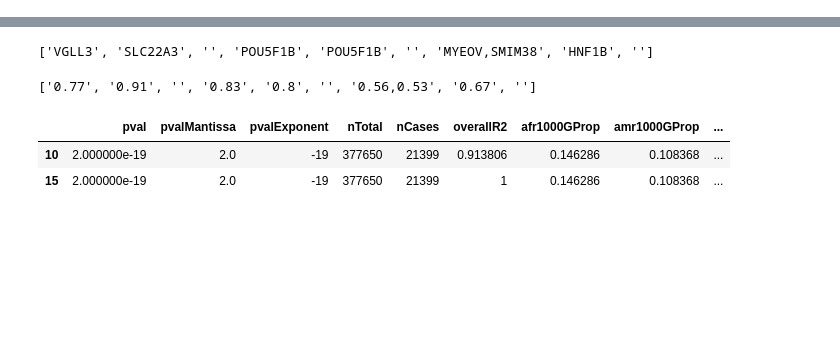
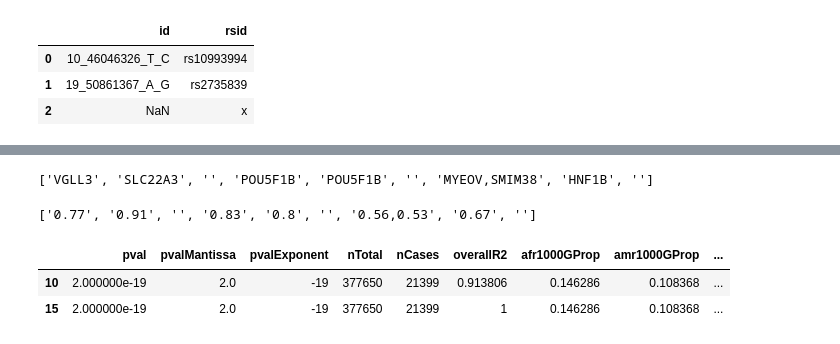
Before and after one commit to gokceneraslan/opentargets-genetics-python, a Jupyter notebook: notebook.ipynb, the cells around one changed output, grey strips where cells are left out. Saved outputs shown, nothing was run; the diff lists cells and outputs as text; code cells hidden in the pictures; blank space fills up the shorter version.

Commit message:
Add search rsid function

```diff
--- a/notebook.ipynb
+++ b/notebook.ipynb
@@ -5,6 +5,15 @@ import pandas as pd
 pd.options.display.max_columns=100
 # %%
 api = Genetics()
+# %%
+rsids = ['rs10993994', 'rs2735839', 'x']
+d = api.search_rsid(rsids)
+d
+# %% [output]
+|  | id | rsid |
+| 0 | 10_46046326_T_C | rs10993994 |
+| 1 | 19_50861367_A_G | rs2735839 |
+| 2 | NaN | x |
 # %%
 variants = ['1_67205085_T_C', '16_50691282_C_T', '3_36814539_T_C']
 
```
Also changed, not shown: 1 other file.
